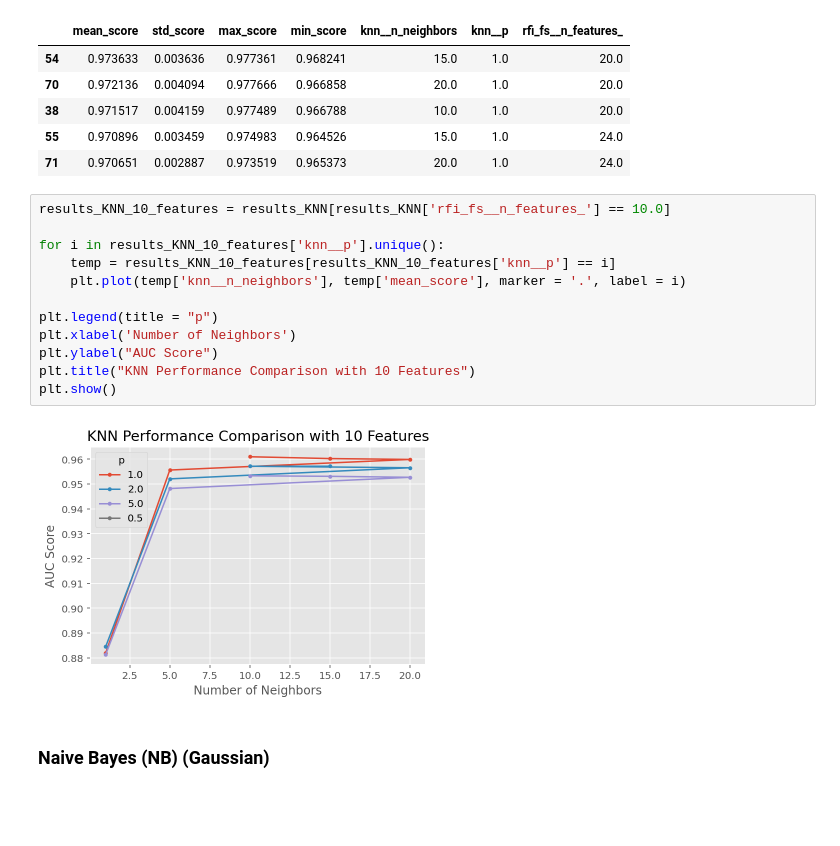
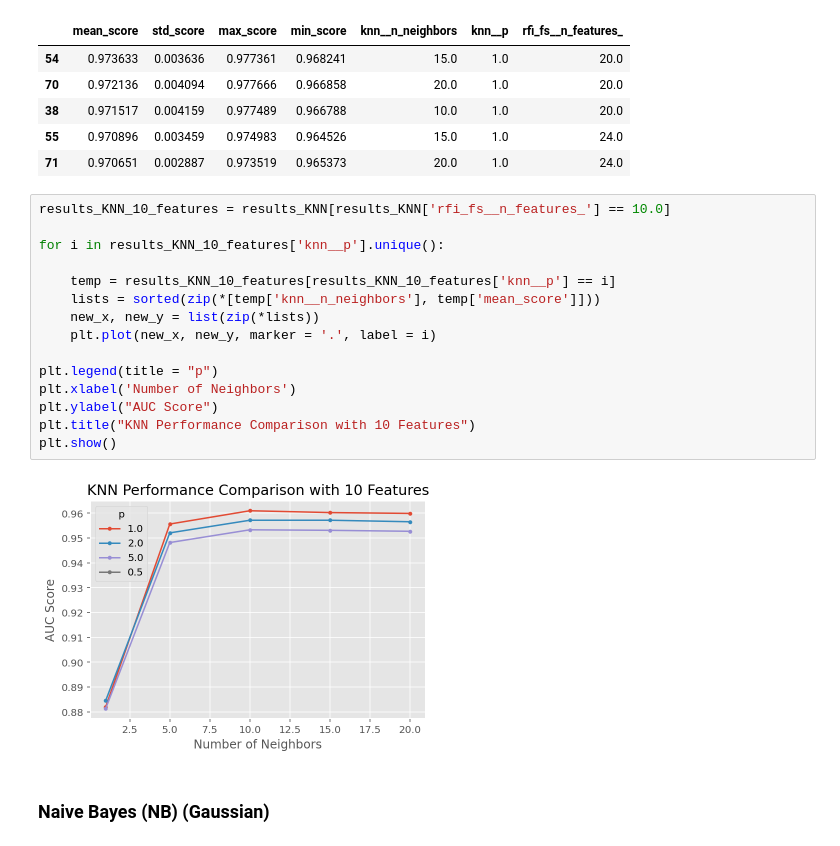
Before and after one commit to Mattjben/Passeneger-satisfaction-machine-learning, a Jupyter notebook: Phase_2_Airplane.ipynb, the cells around one changed output. Cells and saved outputs as stored; diff of their text form; blank space fills up the shorter version.

```diff
--- a/Phase_2_Airplane.ipynb
+++ b/Phase_2_Airplane.ipynb
@@ -436,17 +436,20 @@ results_KNN.head()
 # %%
 results_KNN_10_features = results_KNN[results_KNN['rfi_fs__n_features_'] == 10.0]
 
 for i in results_KNN_10_features['knn__p'].unique():
+
     temp = results_KNN_10_features[results_KNN_10_features['knn__p'] == i]
-    plt.plot(temp['knn__n_neighbors'], temp['mean_score'], marker = '.', label = i)
+    lists = sorted(zip(*[temp['knn__n_neighbors'], temp['mean_score']]))
+    new_x, new_y = list(zip(*lists))
+    plt.plot(new_x, new_y, marker = '.', label = i)
 
 plt.legend(title = "p")
 plt.xlabel('Number of Neighbors')
 plt.ylabel("AUC Score")
 plt.title("KNN Performance Comparison with 10 Features")
 plt.show()
 # %% [output]
-[figure, old version]
+[figure, new version]
 # %% [markdown]
 ### Naive Bayes (NB) (Gaussian)
 # %%
```
Also changed, not shown: parts of 2 cells of this notebook.
